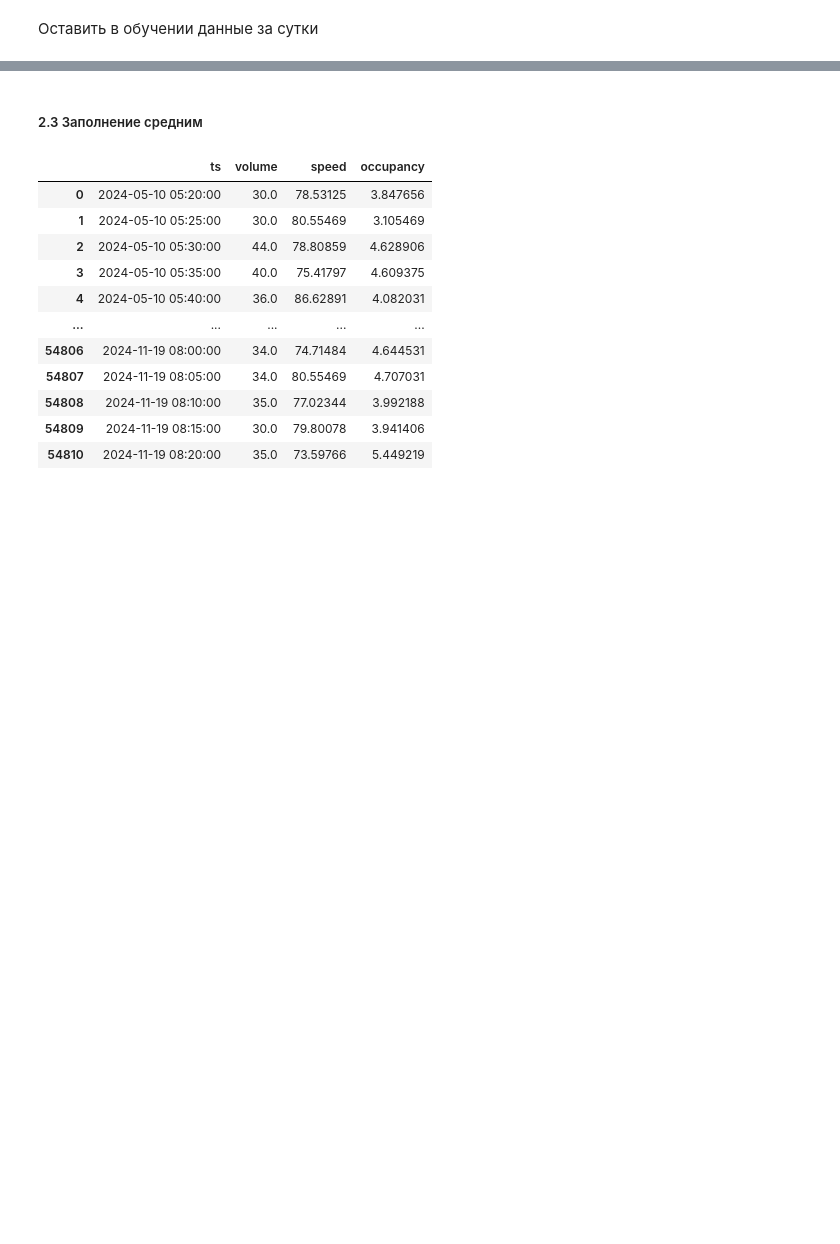
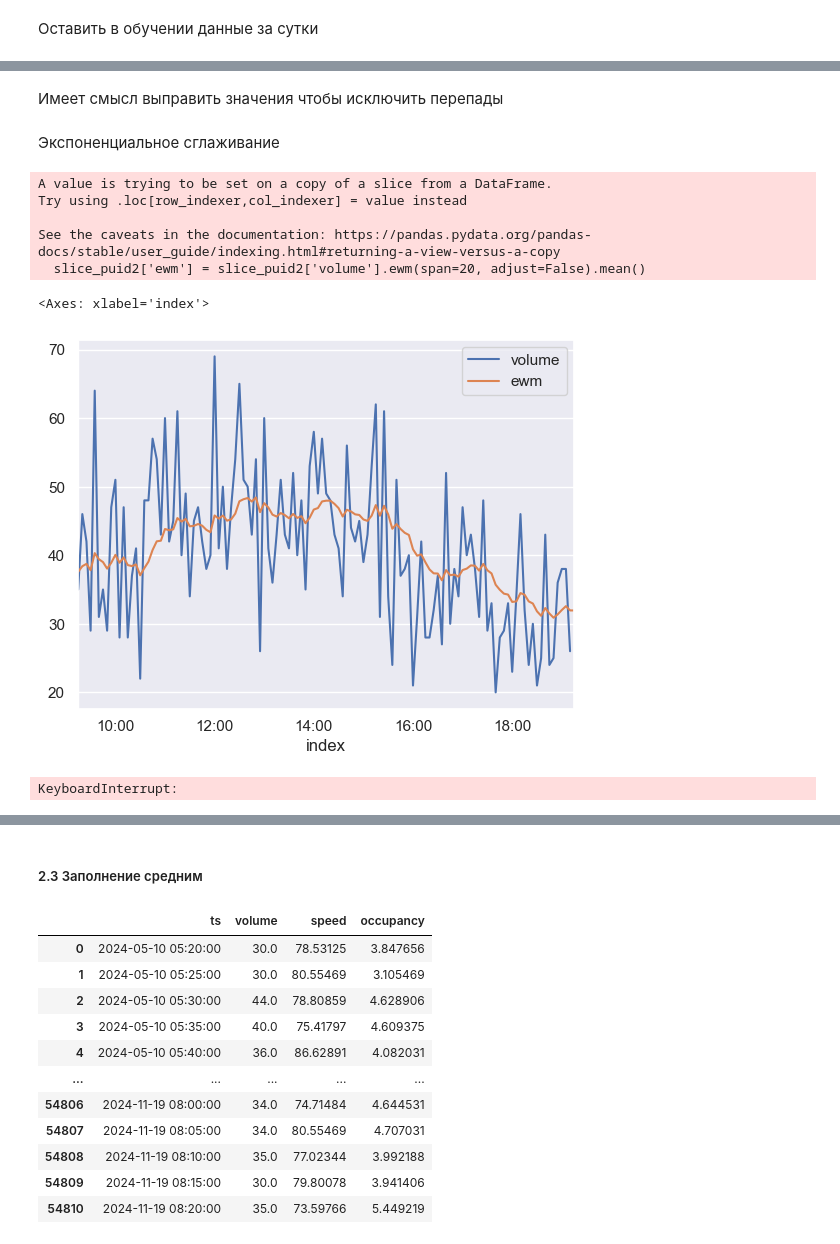
Before and after one commit to BlackKingWhitePawn/transportation, a Jupyter notebook: puid_processing.ipynb, the cells around one changed output, grey strips where cells are left out. Cells and saved outputs as stored; diff of their text form; code cells hidden in the pictures; blank space fills up the shorter version.

```diff
--- a/puid_processing.ipynb
+++ b/puid_processing.ipynb
@@ -412,0 +391,25 @@ slice_puid2.plot()
+# %% [markdown]
+Имеет смысл выправить значения чтобы исключить перепады
+# %% [markdown]
+Экспоненциальное сглаживание
+# %%
+slice_puid2['ewm'] = slice_puid2['volume'].ewm(span=20, adjust=False).mean()
+slice_puid2[['volume', 'ewm']][s1 - pd.Timedelta(hours=10):s1].plot()
+# %% [output]
+A value is trying to be set on a copy of a slice from a DataFrame.
+Try using .loc[row_indexer,col_indexer] = value instead
+
+See the caveats in the documentation: https://pandas.pydata.org/pandas-docs/stable/user_guide/indexing.html#returning-a-view-versus-a-copy
+  slice_puid2['ewm'] = slice_puid2['volume'].ewm(span=20, adjust=False).mean()
+<Axes: xlabel='index'>
+[figure, added]
+# %%
+model = SARIMAX(slice_puid2['ewm'], order=(1,1,1), seasonal_order=(1,1,,12), enforce_stationarity=False)
+result = model.fit()
+
+slice_puid2['SARIMA_Filled'] = slice_puid2['ewm'].copy()
+slice_puid2.loc[slice_puid2['ewm'].isna(), 'SARIMA_Filled'] = result.predict()[slice_puid2['ewm'].isna()]
+
+slice_puid2[['SARIMA_Filled', 'ewm']].plot()
+# %% [output]
+KeyboardInterrupt:
```
Also changed, not shown: parts of 37 cells of this notebook.
